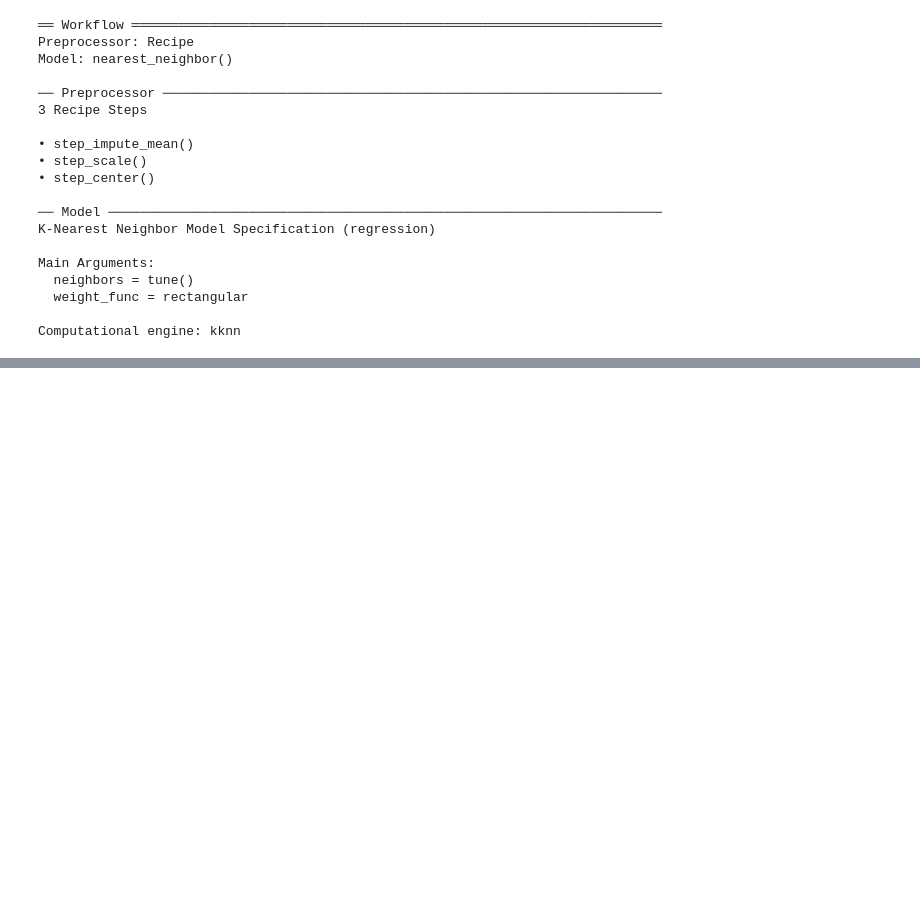
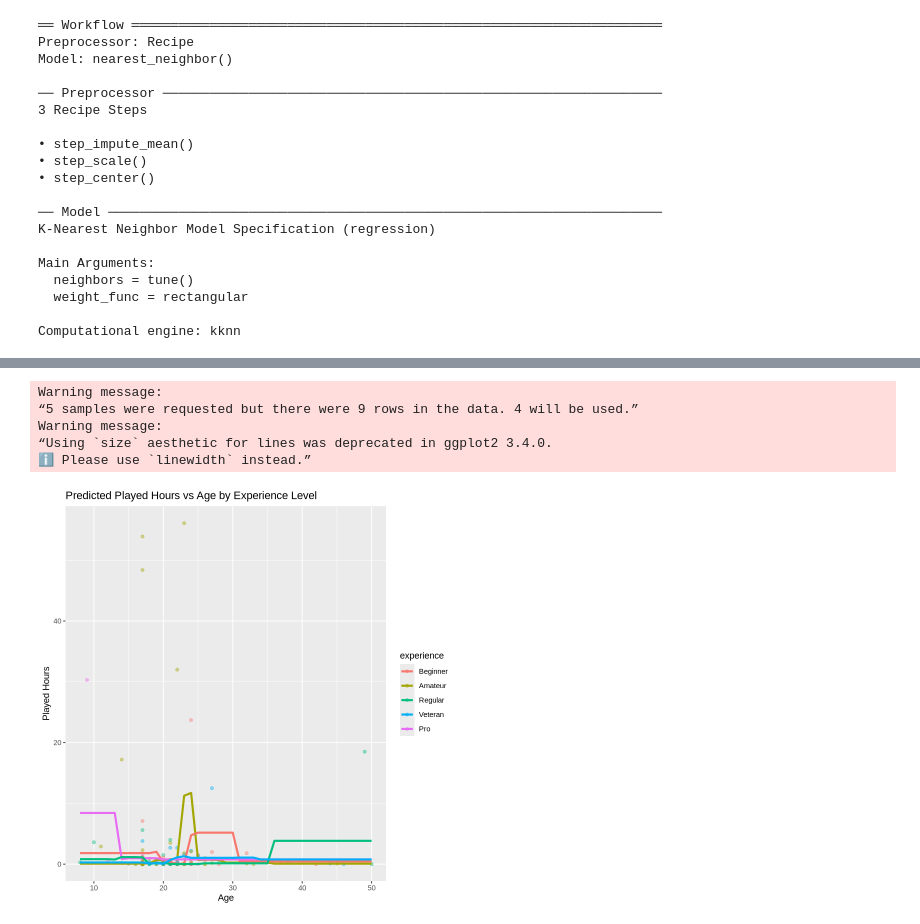
Before and after one commit to Seanrsl19/dsci-100-s006-g35, a Jupyter notebook: project_final.ipynb, the cells around one changed output, grey strips where cells are left out. Saved outputs shown, nothing was run; the diff lists cells and outputs as text; code cells hidden in the pictures; blank space fills up the shorter version.

```diff
--- a/project_final.ipynb
+++ b/project_final.ipynb
@@ -311,0 +332,66 @@ Warning message:
+# %%
+# Clean and prep your main data
+tidy_players <- players |>
+  mutate(
+    experience = factor(experience, levels = c("Beginner", "Amateur", "Regular", "Veteran", "Pro"))
+  ) |>
+  select(played_hours, experience, Age) |>
+  filter(played_hours < 60, !is.na(Age))
+
+# Create age prediction grid (for smooth lines)
+age_grid <- tibble(Age = seq(min(tidy_players$Age), max(tidy_players$Age), by = 1))
+
+# Function to fit KNN per experience level and return predictions
+predict_per_experience <- function(experience_level) {
+  # Filter data for the experience level
+  data_exp <- tidy_players |> filter(experience == experience_level)
+
+  # Split into train/test (optional)
+  set.seed(123)
+  data_split <- initial_split(data_exp, prop = 0.75)
+  data_train <- training(data_split)
+
+  # Define recipe and model
+  rec <- recipe(played_hours ~ Age, data = data_train) |>
+    step_impute_mean(all_predictors()) |>
+    step_normalize(all_predictors())
+
+  spec <- nearest_neighbor(weight_func = "rectangular", neighbors = 5) |>  # Adjust k as needed
+    set_engine("kknn") |>
+    set_mode("regression")
+
+  wf <- workflow() |>
+    add_recipe(rec) |>
+    add_model(spec)
+
+  # Fit the model
+  fit <- wf |> fit(data = data_train)
+
+  # Predict using age grid
+  preds <- fit |> predict(age_grid) |>
+    bind_cols(age_grid) |>
+    mutate(experience = experience_level)
+
+  return(preds)
+}
+
+# Apply to all experience levels
+experience_levels <- levels(tidy_players$experience)
+
+# Combine all predictions into one dataframe
+all_preds <- map_dfr(experience_levels, predict_per_experience)
+
+# Plot the data + prediction lines
+tidy_players |>
+  ggplot(aes(x = Age, y = played_hours, color = experience)) +
+  geom_point(alpha = 0.4) +
+  geom_line(data = all_preds, aes(x = Age, y = .pred, color = experience), size = 1.2) +
+  labs(title = "Predicted Played Hours vs Age by Experience Level",
+       x = "Age", y = "Played Hours")
+# %% [output]
+Warning message:
+“5 samples were requested but there were 9 rows in the data. 4 will be used.”
+Warning message:
+“Using `size` aesthetic for lines was deprecated in ggplot2 3.4.0.
+ℹ Please use `linewidth` instead.”
+[figure, added]
```
Also changed, not shown: parts of 5 cells of this notebook.
